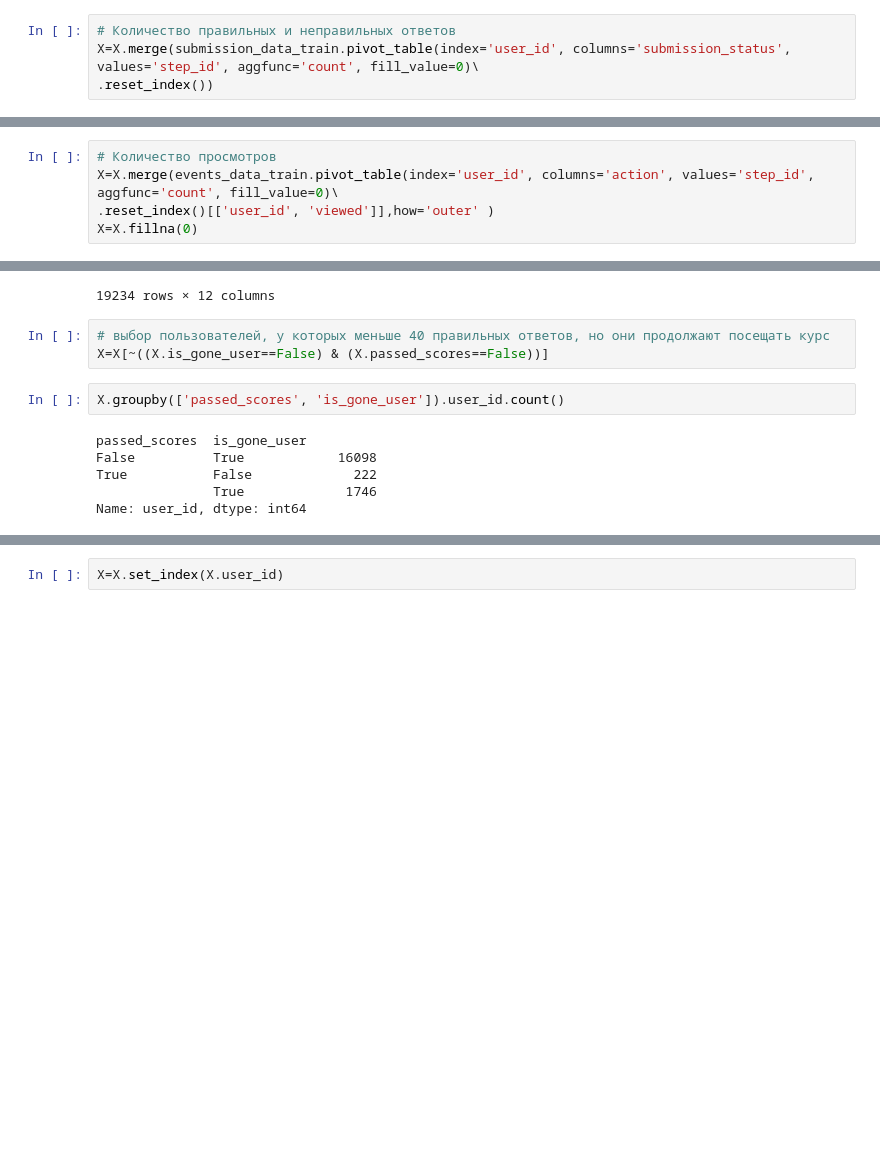
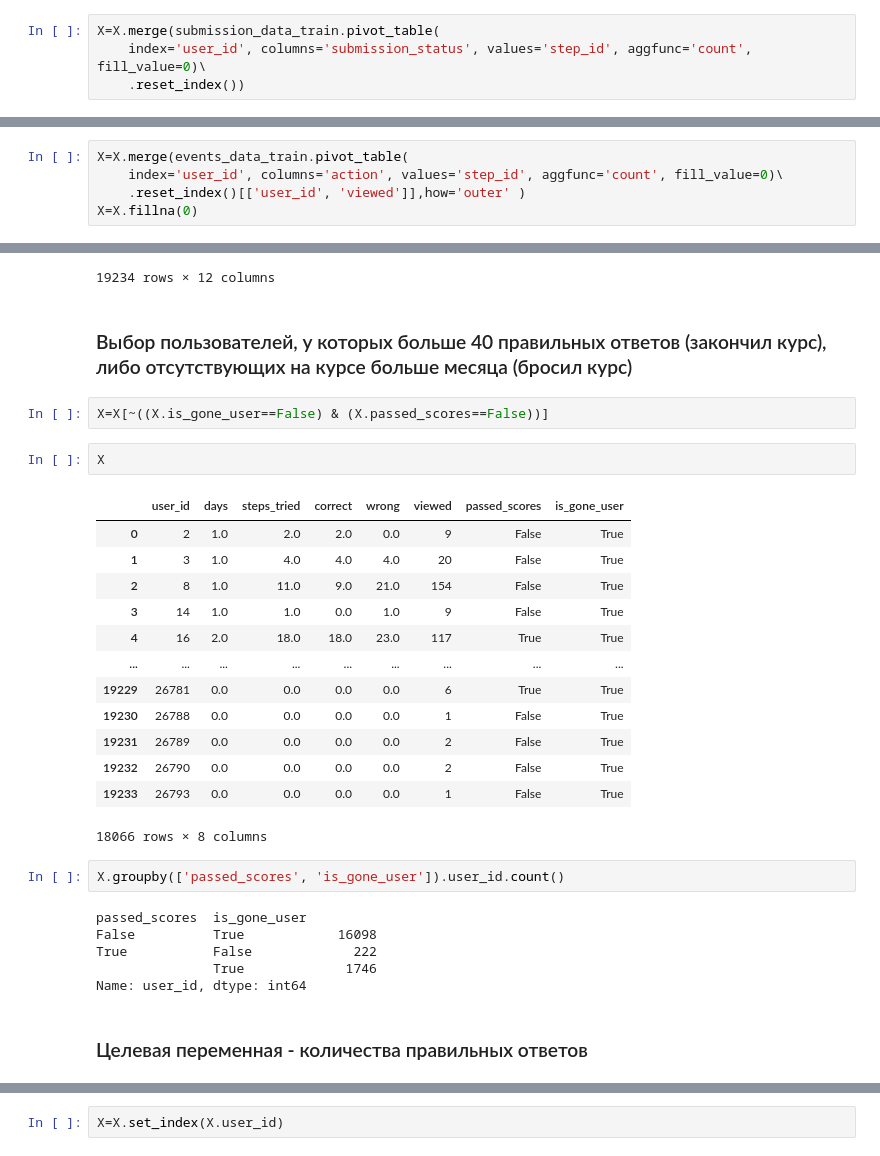
Before and after one commit to TatyanaK1/type_1, a Jupyter notebook: успешное завершение онлайн курса.ipynb, the cells around one changed output, grey strips where cells are left out. Drawn from its saved outputs; the diff is of its cells as text; blank space fills up the shorter version.

```diff
--- a/успешное завершение онлайн курса.ipynb
+++ b/успешное завершение онлайн курса.ipynb
@@ -449,7 +485,7 @@ X
 # %%
-# Количество правильных и неправильных ответов
-X=X.merge(submission_data_train.pivot_table(index='user_id', columns='submission_status', values='step_id', aggfunc='count', fill_value=0)\
-.reset_index())
+X=X.merge(submission_data_train.pivot_table(
+    index='user_id', columns='submission_status', values='step_id', aggfunc='count', fill_value=0)\
+    .reset_index())
 # %%
 X
 # %% [output]
@@ -469,7 +507,7 @@ X
 # %%
-# Количество просмотров
-X=X.merge(events_data_train.pivot_table(index='user_id', columns='action', values='step_id', aggfunc='count', fill_value=0)\
-.reset_index()[['user_id', 'viewed']],how='outer' )
+X=X.merge(events_data_train.pivot_table(
+    index='user_id', columns='action', values='step_id', aggfunc='count', fill_value=0)\
+    .reset_index()[['user_id', 'viewed']],how='outer' )
 X=X.fillna(0)
 # %%
 X
@@ -529,9 +565,26 @@ users_data
 | 19232 | 26797 | 1509995096 | 2.0 | 0.0 | 10 | 10 | 2 | 13 | 2 | ... |
 | 19233 | 26798 | 1520978742 | 2.0 | 1.0 | 12 | 12 | 3 | 12 | 1 | ... |
 19234 rows × 12 columns
+# %% [markdown]
+### Выбор пользователей, у которых больше 40 правильных ответов (закончил курс), либо отсутствующих на курсе больше месяца (бросил курс)
 # %%
-# выбор пользователей, у которых меньше 40 правильных ответов, но они продолжают посещать курс
 X=X[~((X.is_gone_user==False) & (X.passed_scores==False))]
+# %%
+X
+# %% [output]
+|  | user_id | days | steps_tried | correct | wrong | viewed | passed_scores | is_gone_user |
+| 0 | 2 | 1.0 | 2.0 | 2.0 | 0.0 | 9 | False | True |
+| 1 | 3 | 1.0 | 4.0 | 4.0 | 4.0 | 20 | False | True |
+| 2 | 8 | 1.0 | 11.0 | 9.0 | 21.0 | 154 | False | True |
+| 3 | 14 | 1.0 | 1.0 | 0.0 | 1.0 | 9 | False | True |
+| 4 | 16 | 2.0 | 18.0 | 18.0 | 23.0 | 117 | True | True |
+| ... | ... | ... | ... | ... | ... | ... | ... | ... |
+| 19229 | 26781 | 0.0 | 0.0 | 0.0 | 0.0 | 6 | True | True |
+| 19230 | 26788 | 0.0 | 0.0 | 0.0 | 0.0 | 1 | False | True |
+| 19231 | 26789 | 0.0 | 0.0 | 0.0 | 0.0 | 2 | False | True |
+| 19232 | 26790 | 0.0 | 0.0 | 0.0 | 0.0 | 2 | False | True |
+| 19233 | 26793 | 0.0 | 0.0 | 0.0 | 0.0 | 1 | False | True |
+18066 rows × 8 columns
 # %%
 X.groupby(['passed_scores', 'is_gone_user']).user_id.count()
 # %% [output]
@@ -540,4 +593,6 @@ False          True            16098
 True           False             222
                True             1746
 Name: user_id, dtype: int64
+# %% [markdown]
+### Целевая переменная - количества правильных ответов
 # %%
```
Also changed, not shown: parts of 58 cells of this notebook.
